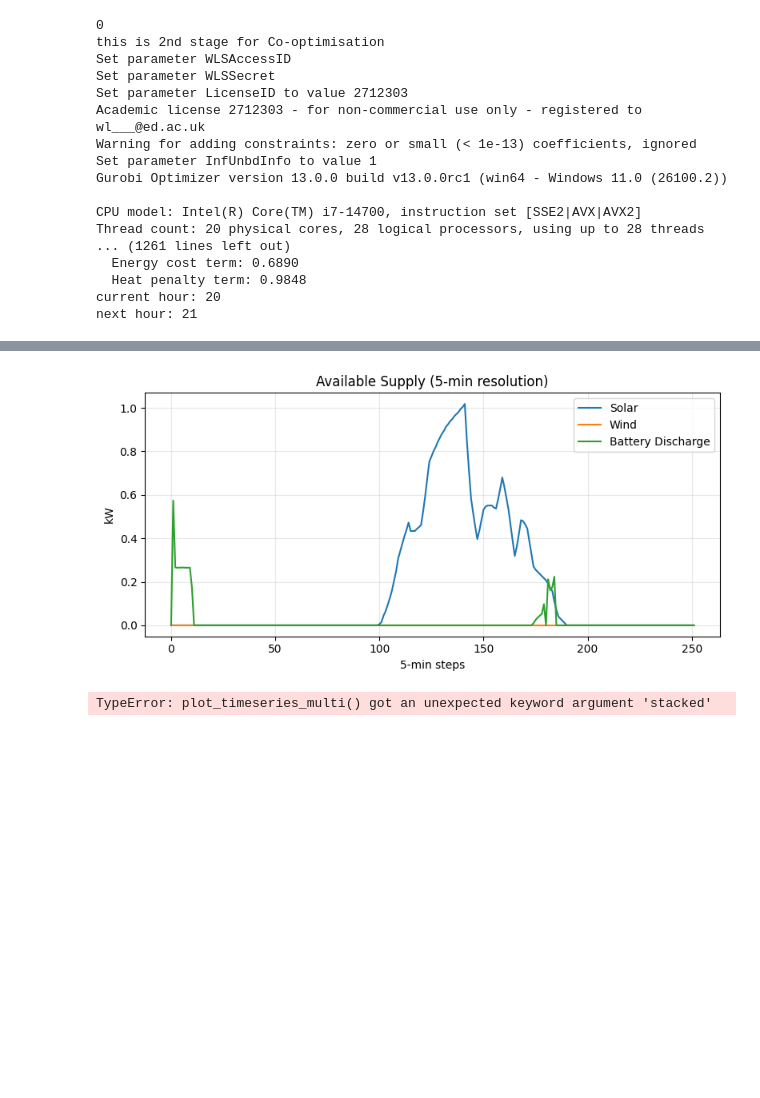
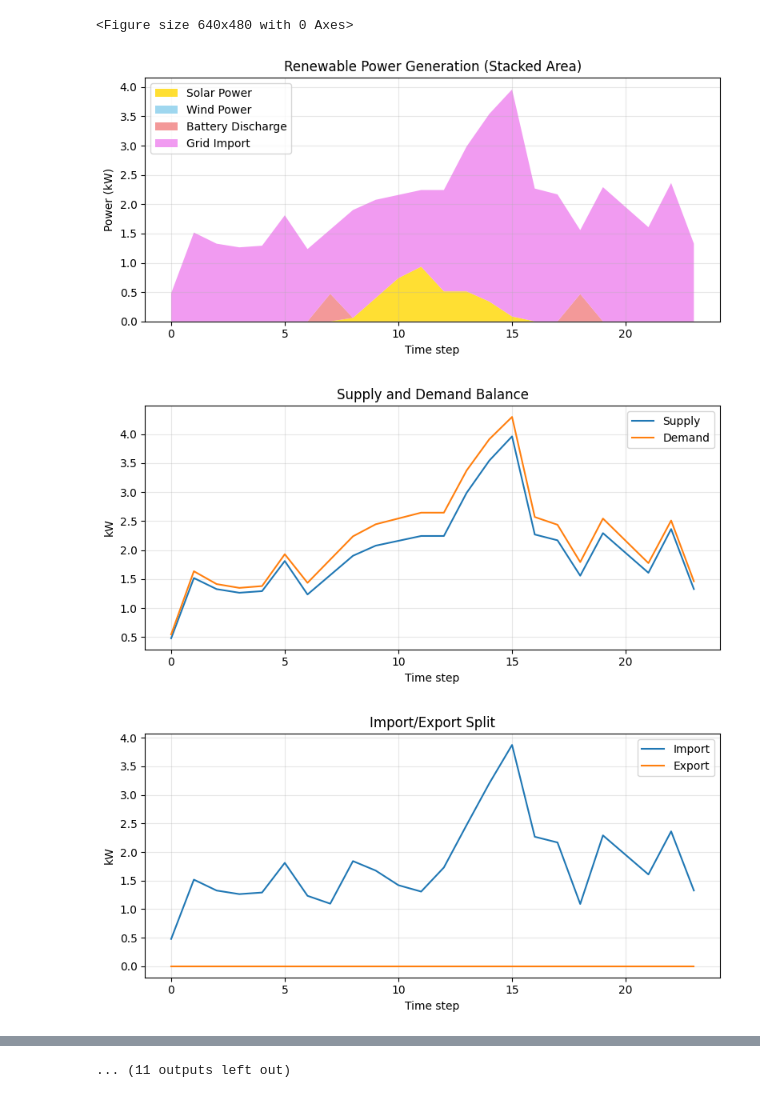
Before and after one commit to waritS4R4/RA_project, a Jupyter notebook: Batch_run.ipynb, the cells around one changed output, grey strips where cells are left out. Cells and saved outputs as stored; diff of their text form; code cells hidden in the pictures; blank space fills up the shorter version.

```diff
--- a/Batch_run.ipynb
+++ b/Batch_run.ipynb
@@ -50,33 +50,7 @@ Optimal objective: 10.6067
 # %%
-# check initialisation
-import MSc_stage2_cleaned as stage2
-import Monitored_file as mf
-
-stage2.initialise(mf.CURRENT_HOUR)
-
-i = 0; # initialise i
-for i in range(21): #
-    print(mf.CURRENT_HOUR)
-    stage2.initialise(mf.CURRENT_HOUR)
-    stage2.main()
-    stage2.iterate()
-
-# after 21 hours, it runs into problems of the cut-off
+stage1.plot()
 # %% [output]
-0
-this is 2nd stage for Co-optimisation
-Set parameter WLSAccessID
-Set parameter WLSSecret
-Set parameter LicenseID to value 2712303
-Academic license 2712303 - for non-commercial use only - registered to wl___@ed.ac.uk
-Warning for adding constraints: zero or small (< 1e-13) coefficients, ignored
-Set parameter InfUnbdInfo to value 1
-Gurobi Optimizer version 13.0.0 build v13.0.0rc1 (win64 - Windows 11.0 (26100.2))
-
-CPU model: Intel(R) Core(TM) i7-14700, instruction set [SSE2|AVX|AVX2]
-Thread count: 20 physical cores, 28 logical processors, using up to 28 threads
-... (1261 lines left out)
-  Energy cost term: 0.6890
-  Heat penalty term: 0.9848
-current hour: 20
-next hour: 21
+<Figure size 640x480 with 0 Axes>
+[figure, added]
+[figure, added]
+[figure, added]
@@ -82,0 +65 @@ next hour: 21
+... (11 outputs left out)
@@ -83,7 +81,4 @@ next hour: 21
 # %%
-# validate the 5 mins contorl action
-# stage2.initialise_plot(10)
-stage2.plot_results(name="stage2_hourly_results.csv",hours=list(range(0,24)),plots="all")
+# # validate the 5 mins contorl action
+# # stage2.initialise_plot(10)
+# stage2.plot_results(name="stage2_hourly_results.csv",hours=list(range(0,5)),plots="all")
-# %% [output]
-[figure, removed]
-TypeError: plot_timeseries_multi() got an unexpected keyword argument 'stacked'
```
Also changed, not shown: parts of 6 cells of this notebook, 11 other files.
